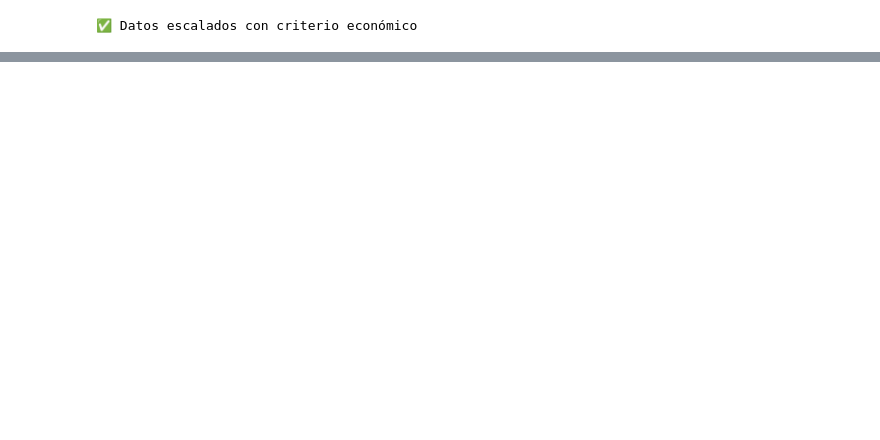
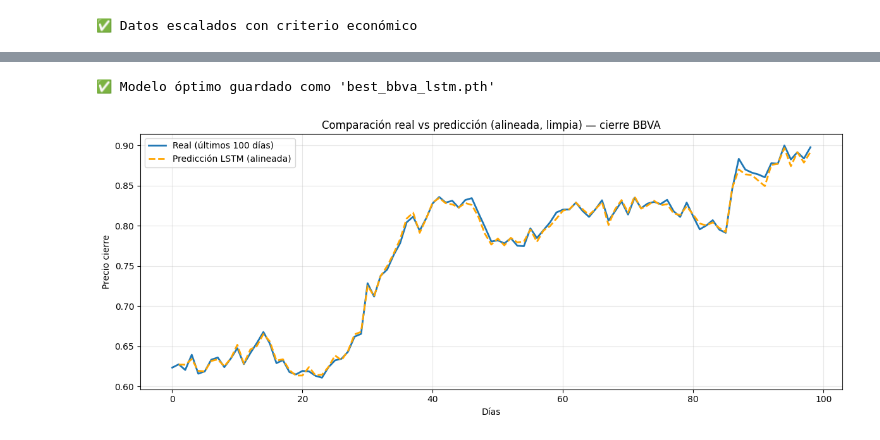
Before and after one commit to josean9/Caso02_Prediccion_BBVA_SANTANDER, a Jupyter notebook: notebooks/notebook2.ipynb, the cells around one changed output, grey strips where cells are left out. Drawn from its saved outputs; the diff is of its cells as text; code cells hidden in the pictures; blank space fills up the shorter version.

```diff
--- a/notebooks/notebook2.ipynb
+++ b/notebooks/notebook2.ipynb
@@ -596,40 +683,62 @@ test_loader = DataLoader(test_dataset, batch_size=32, shuffle=False)
+# %%
+
+# ------------------------------------------------------------
+# GUARDAR EL MEJOR MODELO
+# ------------------------------------------------------------
+if best_state is not None:
+    model.load_state_dict(best_state)
+    torch.save(model.state_dict(), "best_bbva_lstm.pth")
+    print("\n✅ Modelo óptimo guardado como 'best_bbva_lstm.pth'")
+# %% [output]
+✅ Modelo óptimo guardado como 'best_bbva_lstm.pth'
 # %%
+import matplotlib.pyplot as plt
+import numpy as np
 import torch
-import torch.nn as nn
 
 # ============================================================
-# 🧩 Definición del modelo LSTM
+# BLOQUE — GRÁFICO ALINEADO (CORRECCIÓN DE DESFASE)
 # ============================================================
 
-class LSTMStockModel(nn.Module):
-    def __init__(self, n_features, hidden_size=64, num_layers=2, dropout=0.2):
-        super(LSTMStockModel, self).__init__()
-        self.hidden_size = hidden_size
-        self.num_layers = num_layers
+model.eval()
 
-        # Capa LSTM: recibe N features y devuelve hidden_size características
-        self.lstm = nn.LSTM(
-            input_size=n_features,
-            hidden_size=hidden_size,
-            num_layers=num_layers,
-            batch_first=True,
-            dropout=dropout
-        )
+n_future = 100
+X_recent = X_seq[-(n_future):]
+y_recent_real = y_seq[-(n_future):]
 
-        # Capa densa final (fully connected)
-        self.fc = nn.Linear(hidden_size, 1)
+# Predicción paso a paso
+preds = []
+with torch.no_grad():
+    for X_batch in torch.tensor(X_recent, dtype=torch.float32).to(device):
+        y_pred = model(X_batch.unsqueeze(0))
+        preds.append(y_pred.cpu().numpy().flatten()[0])
 
-    def forward(self, x):
-        # Inicializamos los estados ocultos y de celda
-        h0 = torch.zeros(self.num_layers, x.size(0), self.hidden_size).to(x.device)
-        c0 = torch.zeros(self.num_layers, x.size(0), self.hidden_size).to(x.device)
+preds = np.array(preds)
 
-        # Pasamos los datos por la LSTM
-        out, _ = self.lstm(x, (h0, c0))
+# Si los datos están escalados, deshacer escala
+# preds_inv = scaler_y.inverse_transform(preds.reshape(-1, 1)).flatten()
+# y_real_inv = scaler_y.inverse_transform(y_recent_real.reshape(-1, 1)).flatten()
+preds_inv = preds
+y_real_inv = y_recent_real
 
-        # Tomamos solo la última salida temporal
-        out = out[:, -1, :]
+# ⚙️ Desfase: movemos las predicciones un día adelante para que
+# el valor predicho para el día t se alinee con el real del día t+1
+preds_shifted = np.roll(preds_inv, 0)
+preds_shifted[0] = np.nan  # primer valor no tiene predicción previa
 
-        # Pasamos por la capa fully connected
-        out = self.fc(out)
-        return out
+# Cortamos el último punto sin valor real
+preds_shifted = preds_shifted[:-1]
+y_real_inv = y_real_inv[:-1]
+
+plt.figure(figsize=(12,5))
+plt.plot(y_real_inv, label="Real (últimos 100 días)", linewidth=2)
+plt.plot(preds_shifted, label="Predicción LSTM (alineada)", linewidth=2, linestyle='--', color='orange')
+plt.title("Comparación real vs predicción (alineada, limpia) — cierre BBVA")
+plt.xlabel("Días")
+plt.ylabel("Precio cierre")
+plt.legend()
+plt.grid(True, alpha=0.3)
+plt.tight_layout()
+plt.show()
+# %% [output]
+[figure, added]
```
Also changed, not shown: parts of 9 cells of this notebook, 3 other files.
